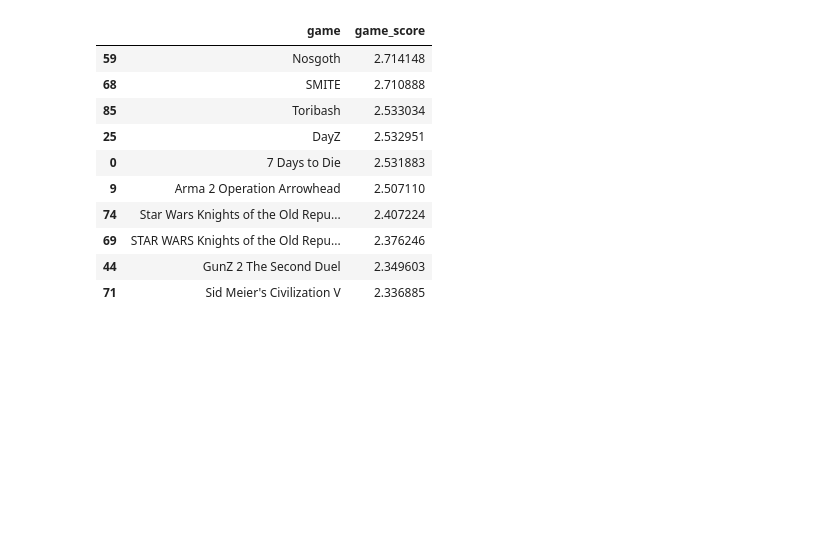
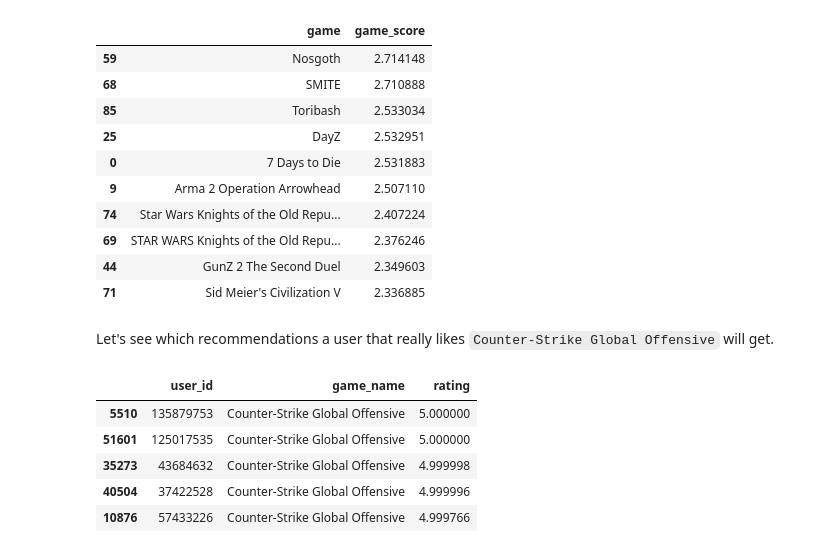
Before and after one commit to adnan-mujagic/steam-recommender-system-using-implicitly-inferred-ratings, a Jupyter notebook: recommender_system.ipynb, the cells around one changed output. Cells and saved outputs as stored; diff of their text form; code cells hidden in the pictures; blank space fills up the shorter version.

```diff
--- a/recommender_system.ipynb
+++ b/recommender_system.ipynb
@@ -376,3 +376,14 @@ game_recommender_system.recommend(user_id = 5250)
 | 69 | STAR WARS Knights of the Old Repu... | 2.376246 |
 | 44 | GunZ 2 The Second Duel | 2.349603 |
 | 71 | Sid Meier's Civilization V | 2.336885 |
+# %% [markdown]
+Let's see which recommendations a user that really likes `Counter-Strike Global Offensive` will get.
+# %%
+ratings.loc[ratings.game_name == "Counter-Strike Global Offensive"].sort_values(by="rating", ascending = False).head()
+# %% [output]
+|  | user_id | game_name | rating |
+| 5510 | 135879753 | Counter-Strike Global Offensive | 5.000000 |
+| 51601 | 125017535 | Counter-Strike Global Offensive | 5.000000 |
+| 35273 | 43684632 | Counter-Strike Global Offensive | 4.999998 |
+| 40504 | 37422528 | Counter-Strike Global Offensive | 4.999996 |
+| 10876 | 57433226 | Counter-Strike Global Offensive | 4.999766 |
```
Also changed, not shown: parts of 6 cells of this notebook.
